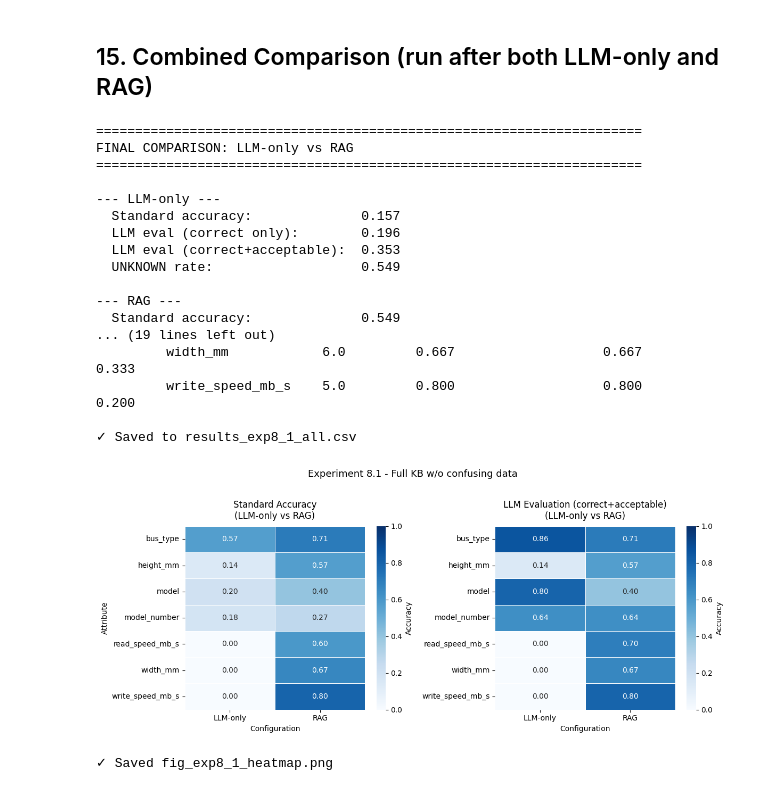
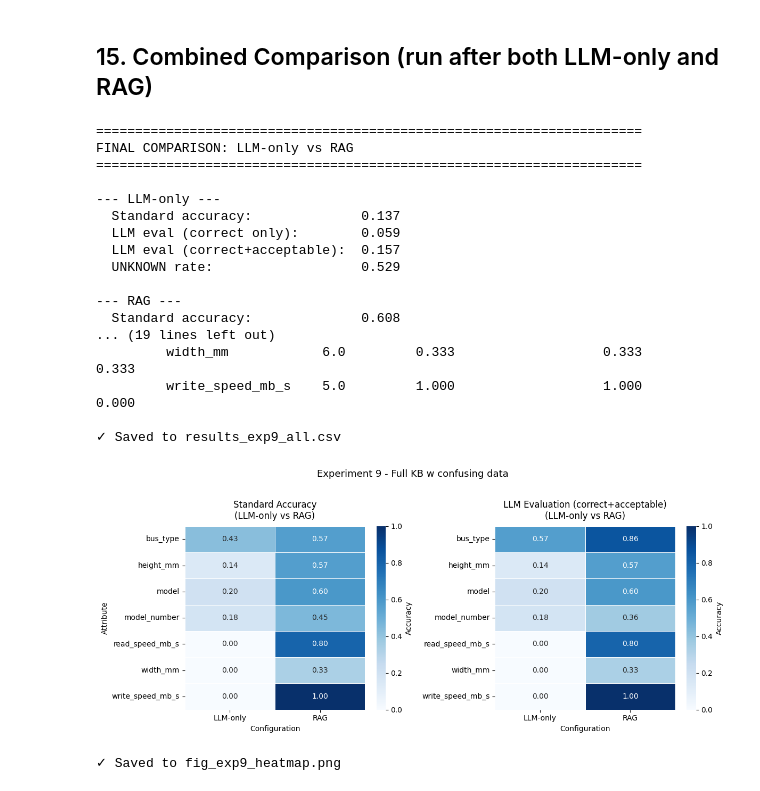
Before and after one commit to marmeepandya/RAGCleaner, a Jupyter notebook: experiment9_confusing.ipynb, the cells around one changed output. Saved outputs shown, nothing was run; the diff lists cells and outputs as text; code cells hidden in the pictures.

```diff
--- a/experiment9_confusing.ipynb
+++ b/experiment9_confusing.ipynb
@@ -1001,8 +1076,8 @@ if os.path.exists(LLM_FILE) and os.path.exists(RAG_FILE):
     }), include_groups=False).round(3)
     print(per_attr.to_string())
 
-    all_results.to_csv("results_exp8_1_all.csv", index=False)
-    print("\n✓ Saved to results_exp8_1_all.csv")
+    all_results.to_csv(FINAL_RESULTS_FILE, index=False)
+    print(f"\n✓ Saved to {FINAL_RESULTS_FILE}")
 else:
     print(f"Run with USE_RAG=False first to generate {LLM_FILE}, then re-run with USE_RAG=True.")
 # %% [output]
@@ -1011,25 +1086,32 @@ FINAL COMPARISON: LLM-only vs RAG
 ======================================================================
 
 --- LLM-only ---
-  Standard accuracy:              0.157
-  LLM eval (correct only):        0.196
-  LLM eval (correct+acceptable):  0.353
-  UNKNOWN rate:                   0.549
+  Standard accuracy:              0.137
+  LLM eval (correct only):        0.059
+  LLM eval (correct+acceptable):  0.157
+  UNKNOWN rate:                   0.529
 
 --- RAG ---
-  Standard accuracy:              0.549
+  Standard accuracy:              0.608
 ... (19 lines left out)
-         width_mm            6.0         0.667                   0.667         0.333
-         write_speed_mb_s    5.0         0.800                   0.800         0.200
+         width_mm            6.0         0.333                   0.333         0.333
+         write_speed_mb_s    5.0         1.000                   1.000         0.000
 
-✓ Saved to results_exp8_1_all.csv
+✓ Saved to results_exp9_all.csv
 # %%
 import matplotlib.pyplot as plt
 import seaborn as sns
-import matplotlib.ticker as mtick
 import pandas as pd
 
-all_results = pd.read_csv("results_exp8_1_all.csv")
+# Load both files
+results_llm = pd.read_csv("results_exp9_llm_only.csv")
+results_rag = pd.read_csv("results_exp9_rag.csv")
+
+# Make sure config labels are correct
+results_llm["config"] = "LLM-only"
+results_rag["config"] = "RAG"
+
+all_results = pd.concat([results_llm, results_rag], ignore_index=True)
 
 # Build heatmap data — standard accuracy
 heatmap_data = (
@@ -1039,49 +1121,48 @@ heatmap_data = (
     .reindex(columns=["LLM-only", "RAG"])
 )
 
+# Build heatmap data — LLM eval
+heatmap_llm = (
+    all_results.groupby(["attribute", "config"])
+    .apply(lambda x: (x["llm_judgment"].isin(["correct", "acceptable"])).mean(),
+           include_groups=False)
+    .unstack("config")
+    .reindex(columns=["LLM-only", "RAG"])
+)
+
 fig, axes = plt.subplots(1, 2, figsize=(12, 5))
 
-# Plot 1: Standard accuracy heatmap
 sns.heatmap(
     heatmap_data,
     annot=True, fmt=".2f",
     cmap="Blues", vmin=0, vmax=1,
     linewidths=0.5, linecolor="white",
     ax=axes[0], cbar_kws={"label": "Accuracy"}
 )
 axes[0].set_title("Standard Accuracy\n(LLM-only vs RAG)", fontsize=12, pad=10)
 axes[0].set_xlabel("Configuration")
 axes[0].set_ylabel("Attribute")
 axes[0].tick_params(axis='x', rotation=0)
 axes[0].tick_params(axis='y', rotation=0)
-
-# Plot 2: LLM eval (correct+acceptable) heatmap
-heatmap_llm = (
-    all_results.groupby(["attribute", "config"])
-    .apply(lambda x: (x["llm_judgment"].isin(["correct","acceptable"])).mean(),
-           include_groups=False)
-    .unstack("config")
-    .reindex(columns=["LLM-only", "RAG"])
-)
 
 sns.heatmap(
     heatmap_llm,
     annot=True, fmt=".2f",
     cmap="Blues", vmin=0, vmax=1,
     linewidths=0.5, linecolor="white",
     ax=axes[1], cbar_kws={"label": "Accuracy"}
 )
 axes[1].set_title("LLM Evaluation (correct+acceptable)\n(LLM-only vs RAG)", fontsize=12, pad=10)
 axes[1].set_xlabel("Configuration")
 axes[1].set_ylabel("")
 axes[1].tick_params(axis='x', rotation=0)
 axes[1].tick_params(axis='y', rotation=0)
 
-plt.suptitle("Experiment 8.1 - Full KB w/o confusing data", fontsize=13, y=1.02)
+plt.suptitle("Experiment 9 - Full KB w confusing data", fontsize=13, y=1.02)
 plt.tight_layout()
-# plt.savefig("fig_exp8_1_heatmap.png", dpi=150, bbox_inches="tight")
+plt.savefig("fig_exp9_heatmap.png", dpi=150, bbox_inches="tight")
 plt.show()
-print("✓ Saved fig_exp8_1_heatmap.png")
+print("✓ Saved to fig_exp9_heatmap.png")
 # %% [output]
-[figure, old version]
+[figure, new version]
-✓ Saved fig_exp8_1_heatmap.png
+✓ Saved to fig_exp9_heatmap.png
```
Also changed, not shown: parts of 12 cells of this notebook, 24 other files.
